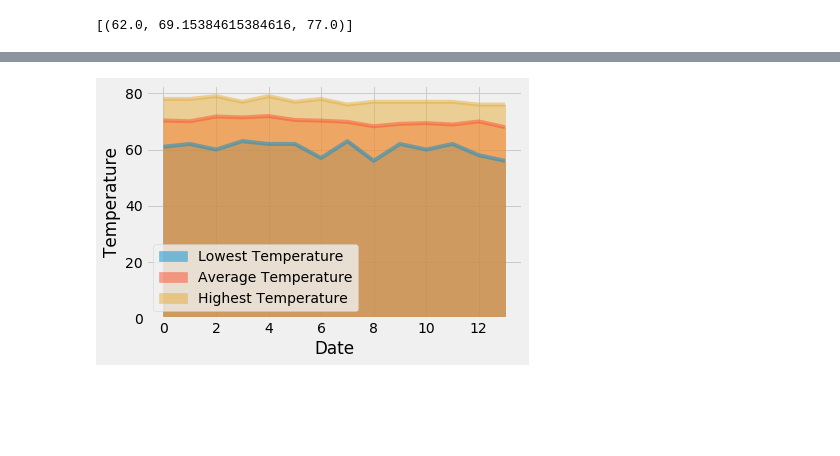
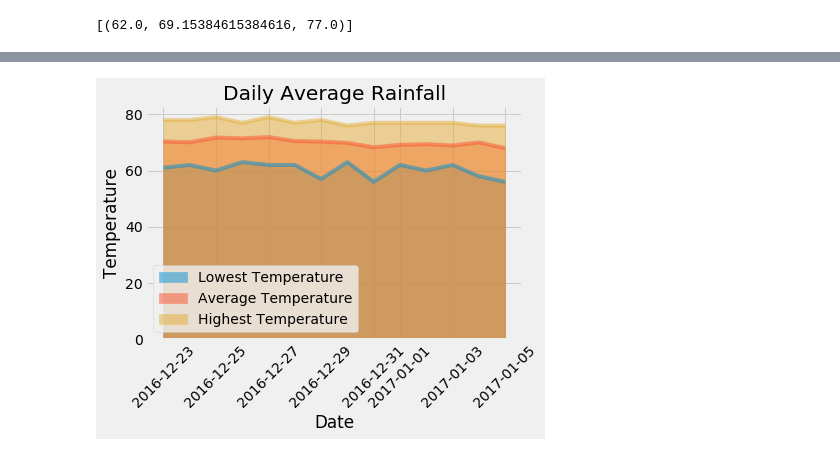
Before and after one commit to UoT-Bootcamp/SQLAlchemy-challenge, a Jupyter notebook: climate_starter.ipynb, the cells around one changed output, grey strips where cells are left out. Saved outputs shown, nothing was run; the diff lists cells and outputs as text; code cells hidden in the pictures; blank space fills up the shorter version.

```diff
--- a/climate_starter.ipynb
+++ b/climate_starter.ipynb
@@ -328,11 +364,12 @@ delta = end_date - start_date
 
 for i in range(delta.days + 1):
     day = start_date + timedelta(days=i)
-    trip_dates.append(day.strftime("%m-%d"))
+    trip_dates.append(day)
 
+trip_month_day = [day.strftime("%m-%d") for day in trip_dates]
 
 # Loop through the list of %m-%d strings and calculate the normals for each date
-for date in trip_dates:
+for date in trip_month_day:
     daily_normal = daily_normals(date)
     normals.append(daily_normal)
 
@@ -349,4 +386,5 @@ trip_df = pd.DataFrame({"date" : trip_dates,
              "Lowest Temperature" : tmin,
                     "Average Temperature" : tavg,
                 "Highest Temperature" : tmax})
-trip_df.set_index("date")
+trip_df["date"] = pd.to_datetime(trip_df["date"]).dt.date
+trip_df = trip_df.set_index("date")
@@ -370,9 +391,11 @@ trip_df.set_index("date")
 # %%
 # Plot the daily normals as an area plot with `stacked=False`
 
-trip_df.plot.area(stacked = False)
+# trip_df.plot.area(stacked = False)
+trip_df.plot(kind = "area", x_compat = True, stacked = False, rot = 45)
 plt.ylabel("Temperature")
 plt.xlabel("Date")
+plt.title("Daily Average Rainfall")
 plt.show()
 # %% [output]
-[figure, old version]
+[figure, new version]
```
Also changed, not shown: parts of 7 cells of this notebook, 4 other files.
